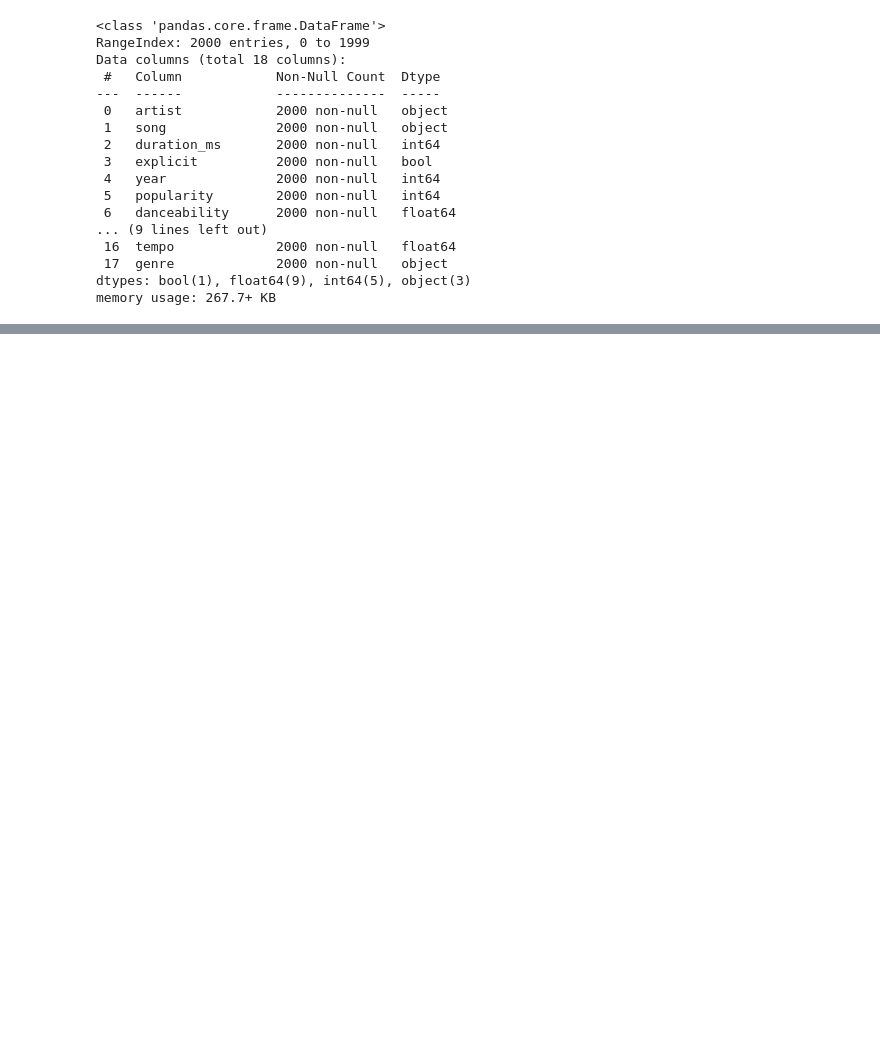
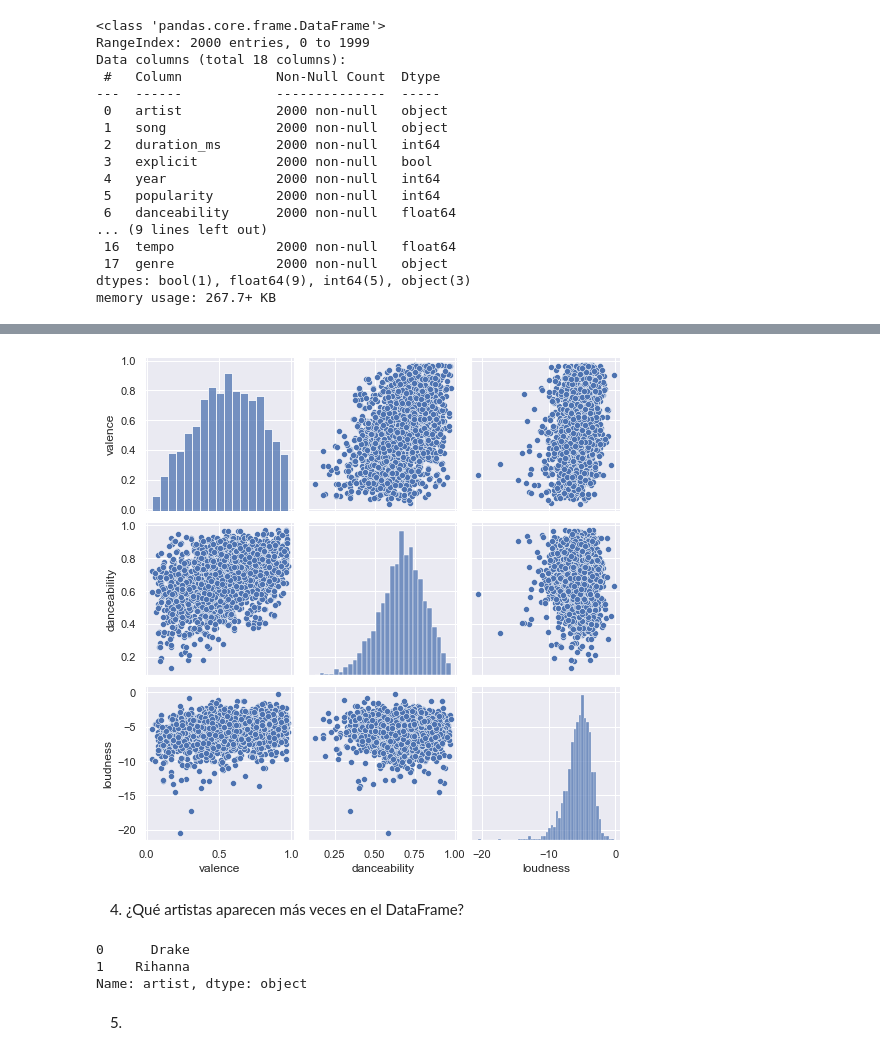
Before and after one commit to semilun4/Data-Science, a Jupyter notebook: Proyecto_DS1.ipynb, the cells around one changed output, grey strips where cells are left out. Cells and saved outputs as stored; diff of their text form; code cells hidden in the pictures; blank space fills up the shorter version.

```diff
--- a/Proyecto_DS1.ipynb
+++ b/Proyecto_DS1.ipynb
@@ -78,0 +416,17 @@ sns.heatmap(data.corr(), vmin = -1, vmax = +1, cmap = 'coolwarm')
+# %%
+sns.set()
+cols = ['valence', 'danceability', 'loudness']
+sns.pairplot(data_final[cols], size = 2.5)
+plt.show();
+# %% [output]
+[figure, added]
+# %% [markdown]
+4. ¿Qué artistas aparecen más veces en el DataFrame?
+# %%
+data['artist'].mode(dropna=False)
+# %% [output]
+0      Drake
+1    Rihanna
+Name: artist, dtype: object
+# %% [markdown]
+5.
```
Also changed, not shown: parts of 56 cells of this notebook.
